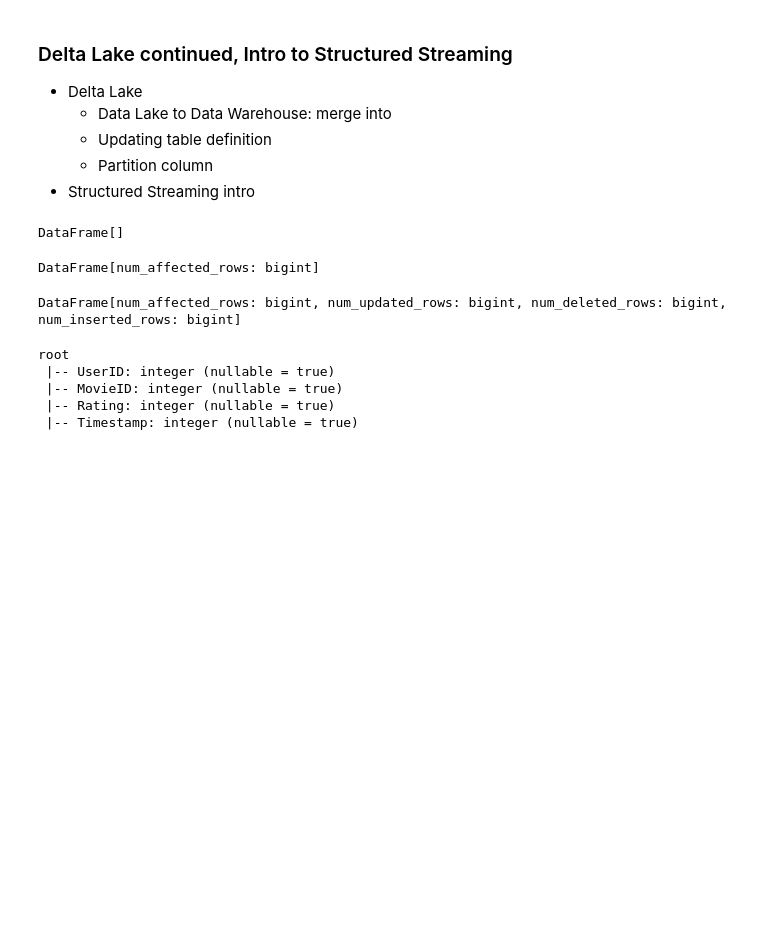
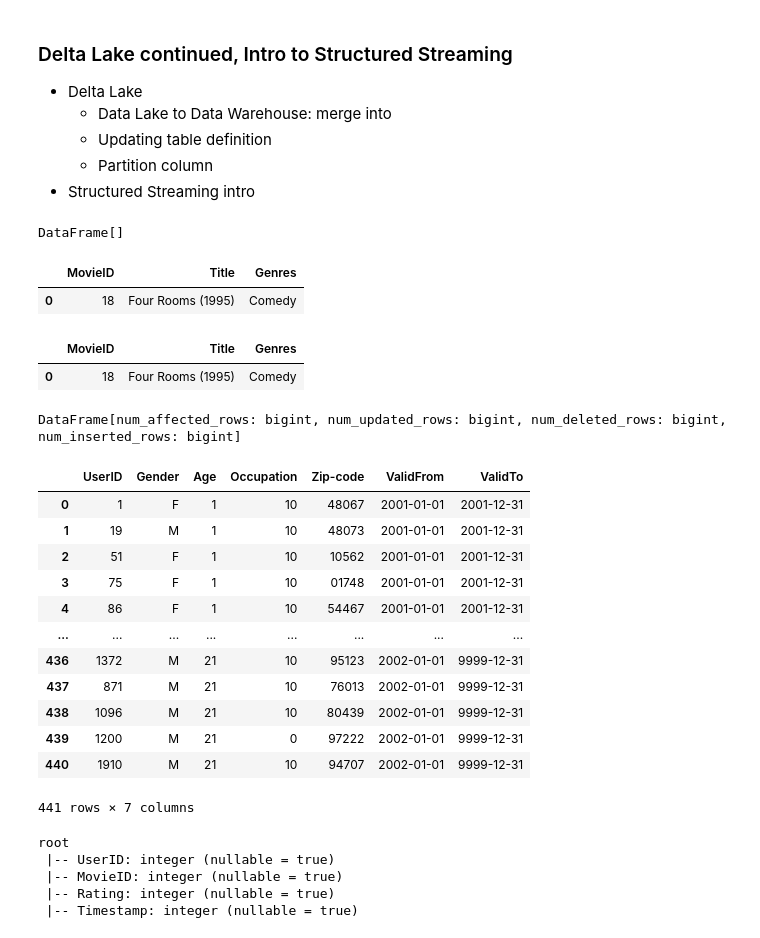
Before and after one commit to pinkfloydsito/big_data_management_2025, a Jupyter notebook: week_05__Streaming_1/Streaming_1.ipynb, the cells around one changed output. Saved outputs shown, nothing was run; the diff lists cells and outputs as text; code cells hidden in the pictures; blank space fills up the shorter version.

```diff
--- a/week_05__Streaming_1/Streaming_1.ipynb
+++ b/week_05__Streaming_1/Streaming_1.ipynb
@@ -135,8 +135,18 @@ WHERE `Zip-Code` = 10023""")
 spark.sql("""UPDATE source_movies
 SET Genres = 'Comedy'
 WHERE MovieID = 18""")
+
+spark.sql ( """SELECT * FROM source_movies
+WHERE MovieID = 18""").toPandas()
 # %% [output]
-DataFrame[num_affected_rows: bigint]
+|  | MovieID | Title | Genres |
+| 0 | 18 | Four Rooms (1995) | Comedy |
+# %%
+spark.sql ( """SELECT * FROM source_movies
+WHERE MovieID = 18""").toPandas()
+# %% [output]
+|  | MovieID | Title | Genres |
+| 0 | 18 | Four Rooms (1995) | Comedy |
 # %%
 # the MERGE statement is a powerful way of upserting data:
 # in the first statement, if the userid exists but something about the user has changed, then we invalidate the old data
@@ -231,6 +241,23 @@ dimMovieTable.alias("tgt").merge(
       "ValidTo": "cast('9999-12-31' as date)"
     }
 ).execute()
+# %%
+spark.sql("""SELECT * FROM DimUser
+WHERE Age in (1, 21)""").toPandas()
+# %% [output]
+|  | UserID | Gender | Age | Occupation | Zip-code | ValidFrom | ValidTo |
+| 0 | 1 | F | 1 | 10 | 48067 | 2001-01-01 | 2001-12-31 |
+| 1 | 19 | M | 1 | 10 | 48073 | 2001-01-01 | 2001-12-31 |
+| 2 | 51 | F | 1 | 10 | 10562 | 2001-01-01 | 2001-12-31 |
+| 3 | 75 | F | 1 | 10 | 01748 | 2001-01-01 | 2001-12-31 |
+| 4 | 86 | F | 1 | 10 | 54467 | 2001-01-01 | 2001-12-31 |
+| ... | ... | ... | ... | ... | ... | ... | ... |
+| 436 | 1372 | M | 21 | 10 | 95123 | 2002-01-01 | 9999-12-31 |
+| 437 | 871 | M | 21 | 10 | 76013 | 2002-01-01 | 9999-12-31 |
+| 438 | 1096 | M | 21 | 10 | 80439 | 2002-01-01 | 9999-12-31 |
+| 439 | 1200 | M | 21 | 0 | 97222 | 2002-01-01 | 9999-12-31 |
+| 440 | 1910 | M | 21 | 10 | 94707 | 2002-01-01 | 9999-12-31 |
+441 rows × 7 columns
 # %%
 # schema evolution - this cell is for reference on how schema is currently
 
```
Also changed, not shown: parts of 7 cells of this notebook.
